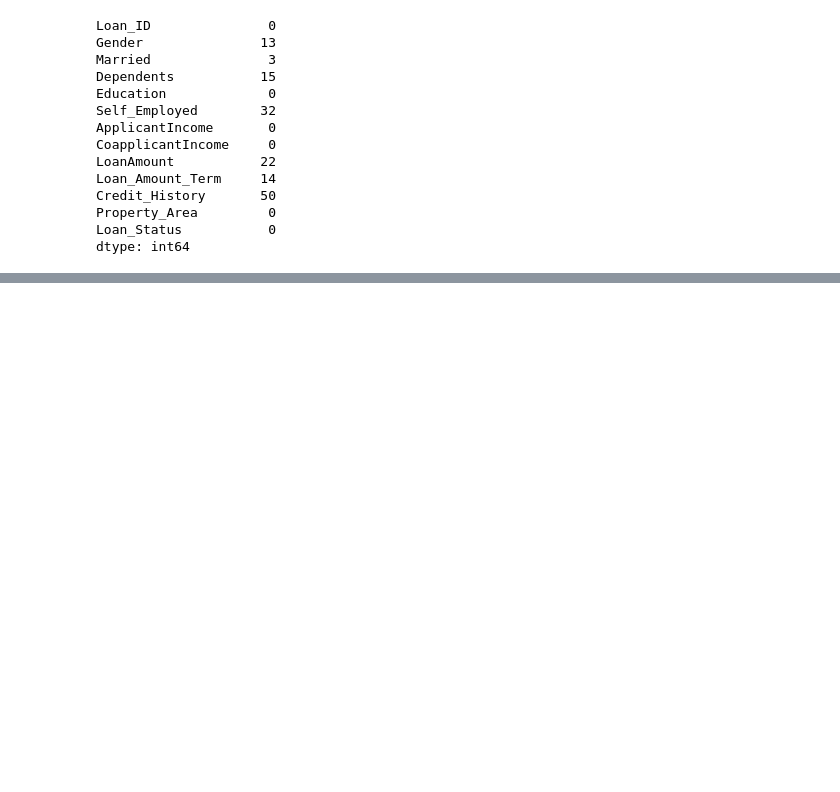
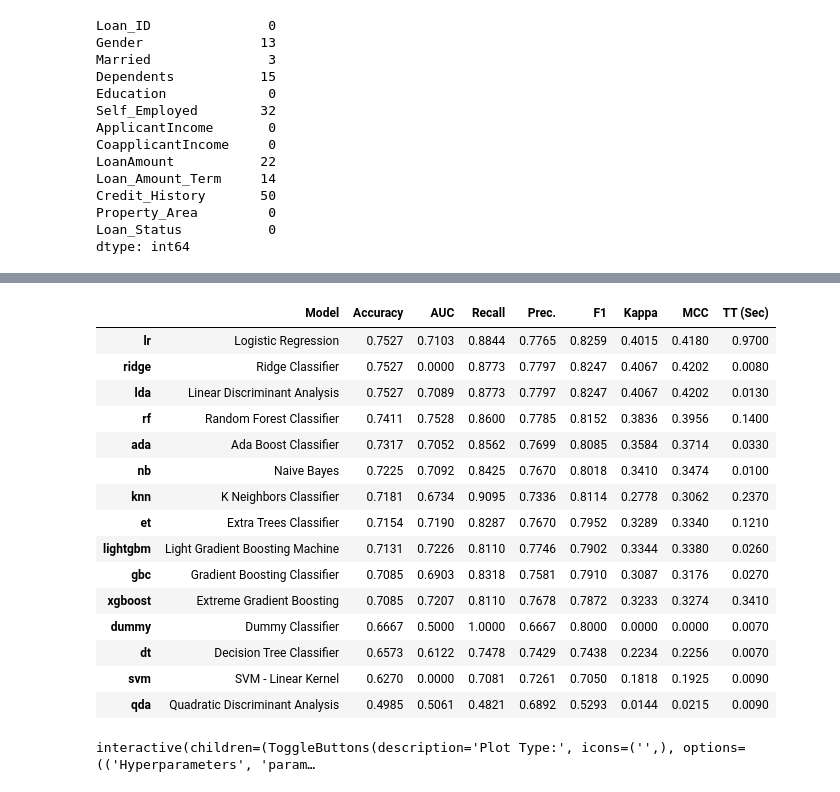
Before and after one commit to The-Powder-of-Data/Loan_Approval_Model, a Jupyter notebook: src/notebooks/loan_model.ipynb, the cells around one changed output, grey strips where cells are left out. Saved outputs shown, nothing was run; the diff lists cells and outputs as text; code cells hidden in the pictures; blank space fills up the shorter version.

```diff
--- a/src/notebooks/loan_model.ipynb
+++ b/src/notebooks/loan_model.ipynb
@@ -311,0 +509,23 @@ df['Married'] = df['Married'].fillna(M_mode)
+# %%
+best = compare_models()
+# %% [output]
+|  | Model | Accuracy | AUC | Recall | Prec. | F1 | Kappa | MCC | TT (Sec) |
+| lr | Logistic Regression | 0.7527 | 0.7103 | 0.8844 | 0.7765 | 0.8259 | 0.4015 | 0.4180 | 0.9700 |
+| ridge | Ridge Classifier | 0.7527 | 0.0000 | 0.8773 | 0.7797 | 0.8247 | 0.4067 | 0.4202 | 0.0080 |
+| lda | Linear Discriminant Analysis | 0.7527 | 0.7089 | 0.8773 | 0.7797 | 0.8247 | 0.4067 | 0.4202 | 0.0130 |
+| rf | Random Forest Classifier | 0.7411 | 0.7528 | 0.8600 | 0.7785 | 0.8152 | 0.3836 | 0.3956 | 0.1400 |
+| ada | Ada Boost Classifier | 0.7317 | 0.7052 | 0.8562 | 0.7699 | 0.8085 | 0.3584 | 0.3714 | 0.0330 |
+| nb | Naive Bayes | 0.7225 | 0.7092 | 0.8425 | 0.7670 | 0.8018 | 0.3410 | 0.3474 | 0.0100 |
+| knn | K Neighbors Classifier | 0.7181 | 0.6734 | 0.9095 | 0.7336 | 0.8114 | 0.2778 | 0.3062 | 0.2370 |
+| et | Extra Trees Classifier | 0.7154 | 0.7190 | 0.8287 | 0.7670 | 0.7952 | 0.3289 | 0.3340 | 0.1210 |
+| lightgbm | Light Gradient Boosting Machine | 0.7131 | 0.7226 | 0.8110 | 0.7746 | 0.7902 | 0.3344 | 0.3380 | 0.0260 |
+| gbc | Gradient Boosting Classifier | 0.7085 | 0.6903 | 0.8318 | 0.7581 | 0.7910 | 0.3087 | 0.3176 | 0.0270 |
+| xgboost | Extreme Gradient Boosting | 0.7085 | 0.7207 | 0.8110 | 0.7678 | 0.7872 | 0.3233 | 0.3274 | 0.3410 |
+| dummy | Dummy Classifier | 0.6667 | 0.5000 | 1.0000 | 0.6667 | 0.8000 | 0.0000 | 0.0000 | 0.0070 |
+| dt | Decision Tree Classifier | 0.6573 | 0.6122 | 0.7478 | 0.7429 | 0.7438 | 0.2234 | 0.2256 | 0.0070 |
+| svm | SVM - Linear Kernel | 0.6270 | 0.0000 | 0.7081 | 0.7261 | 0.7050 | 0.1818 | 0.1925 | 0.0090 |
+| qda | Quadratic Discriminant Analysis | 0.4985 | 0.5061 | 0.4821 | 0.6892 | 0.5293 | 0.0144 | 0.0215 | 0.0090 |
+# %%
+evaluate_model(best)
+# %% [output]
+interactive(children=(ToggleButtons(description='Plot Type:', icons=('',), options=(('Hyperparameters', 'param…
```
Also changed, not shown: parts of 37 cells of this notebook, 2 other files.
